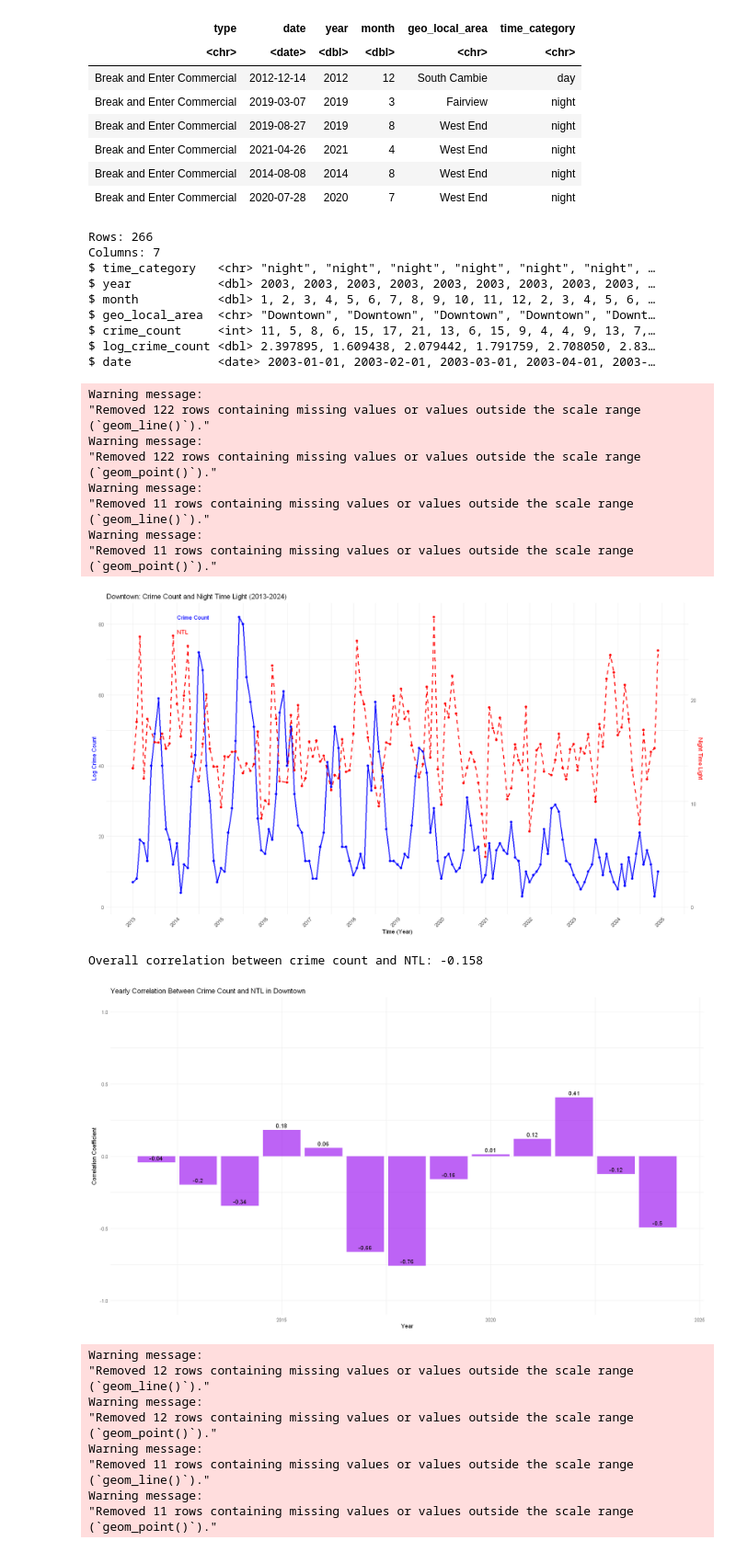
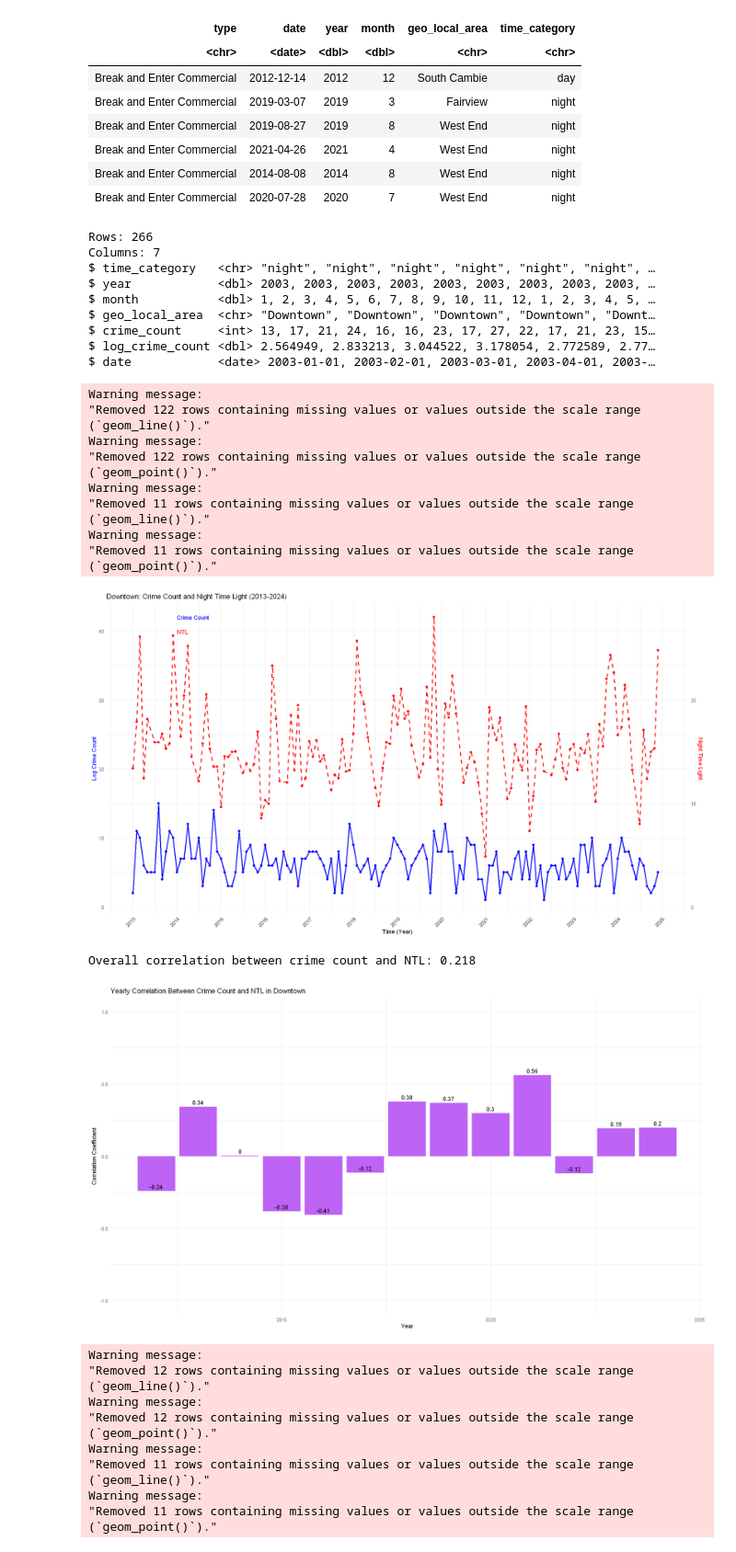
Before and after one commit to Irene-Berezin/econ_398_project, a Jupyter notebook: crime_type_corr_facts.ipynb, the cells around one changed output. Shown at 92% size. Cells and saved outputs as stored; diff of their text form; code cells hidden in the pictures.

```diff
--- a/crime_type_corr_facts.ipynb
+++ b/crime_type_corr_facts.ipynb
@@ -352,7 +352,7 @@ A tibble: 6 × 6
 | Break and Enter Commercial | 2020-07-28 | 2020 | 7 | West End | night |
 # %%
 crime_type_only <- crime_all|>
-    filter(type == "Theft of Bicycle")
+    filter(type == "Break and Enter Residential/Other")
 
 
 crime_trend_dt <- crime_type_only|>
@@ -418,39 +418,39 @@ crime_trend_dt <- crime_type_only|>
     labs(title = "Yearly Correlation Between Crime Count and NTL in Downtown",
          x = "Year", y = "Correlation Coefficient") +
     theme_minimal() +
     ylim(-1, 1)
 
   # Display the correlation plot
   print(corr_plot)
 
   # Calculate overall correlation
   overall_corr <- cor(correlation_data$crime_count, correlation_data$ntl_mean, use = "complete.obs")
   cat("Overall correlation between crime count and NTL:", round(overall_corr, 3))
 # %% [output]
 Rows: 266
 Columns: 7
 $ time_category   <chr> "night", "night", "night", "night", "night", "night", …
 $ year            <dbl> 2003, 2003, 2003, 2003, 2003, 2003, 2003, 2003, 2003, …
-$ month           <dbl> 1, 2, 3, 4, 5, 6, 7, 8, 9, 10, 11, 12, 2, 3, 4, 5, 6, …
+$ month           <dbl> 1, 2, 3, 4, 5, 6, 7, 8, 9, 10, 11, 12, 1, 2, 3, 4, 5, …
 $ geo_local_area  <chr> "Downtown", "Downtown", "Downtown", "Downtown", "Downt…
-$ crime_count     <int> 11, 5, 8, 6, 15, 17, 21, 13, 6, 15, 9, 4, 4, 9, 13, 7,…
-$ log_crime_count <dbl> 2.397895, 1.609438, 2.079442, 1.791759, 2.708050, 2.83…
+$ crime_count     <int> 13, 17, 21, 24, 16, 16, 23, 17, 27, 22, 17, 21, 23, 15…
+$ log_crime_count <dbl> 2.564949, 2.833213, 3.044522, 3.178054, 2.772589, 2.77…
 $ date            <date> 2003-01-01, 2003-02-01, 2003-03-01, 2003-04-01, 2003-…
 Warning message:
 "Removed 122 rows containing missing values or values outside the scale range
 (`geom_line()`)."
 Warning message:
 "Removed 122 rows containing missing values or values outside the scale range
 (`geom_point()`)."
 Warning message:
 "Removed 11 rows containing missing values or values outside the scale range
 (`geom_line()`)."
 Warning message:
 "Removed 11 rows containing missing values or values outside the scale range
 (`geom_point()`)."
-[figure, old version]
+[figure, new version]
-Overall correlation between crime count and NTL: -0.158
+Overall correlation between crime count and NTL: 0.218
-[figure, old version]
+[figure, new version]
 # %%
 # Filter for crime type
 crime_type_only <- crime_all |>
```
Also changed, not shown: parts of 43 cells of this notebook.
